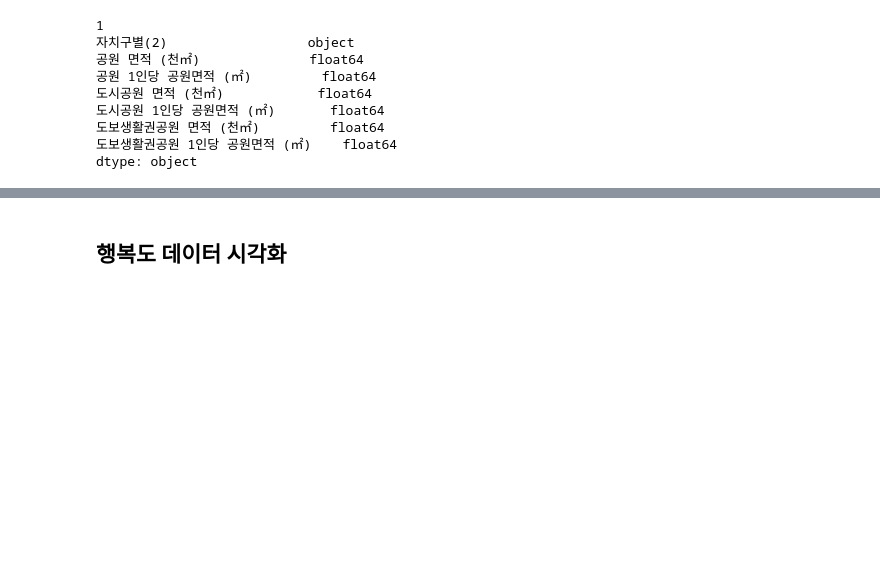
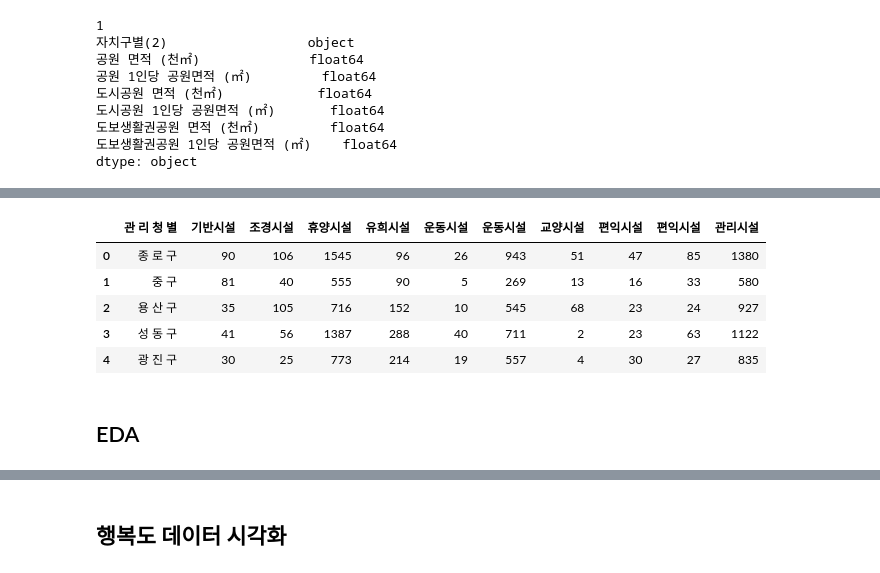
Before and after one commit to chaiwon1/happiness_analysis, a Jupyter notebook: happiness.ipynb, the cells around one changed output, grey strips where cells are left out. Drawn from its saved outputs; the diff is of its cells as text; code cells hidden in the pictures; blank space fills up the shorter version.

Commit message:
편의시설 df 전처리

```diff
--- a/happiness.ipynb
+++ b/happiness.ipynb
@@ -337,0 +291,4 @@ dtype: object
+# %%
+# 편의시설 종류별로 sum 하기 전, 불필요한 행 제거 및 타입 변환
+facilities_df = facilities_df.drop([2,3])
+facilities_df = facilities_df.astype(int)
@@ -337,0 +311,3 @@ dtype: object
+# %%
+notna_cols = [idx for idx, col in enumerate(facilities_df.columns) if pd.notna(col)]
+notna_cols
@@ -337,0 +316,3 @@ dtype: object
+# %%
+notna = [col.replace(" ", "") for _, col in enumerate(facilities_df.columns) if pd.notna(col)]
+notna
@@ -337,0 +330,13 @@ dtype: object
+# %%
+sum_results = []
+
+for i in range(len(notna_cols)-1):
+    sum_result = facilities_df.iloc[:, notna_cols[i]:notna_cols[i+1]].sum(axis=1)
+    sum_results.append(sum_result)
+sum_result = facilities_df.iloc[:, notna_cols[-1]:].sum(axis=1)
+sum_results.append(sum_result)
+
+sum_facilities_df = pd.DataFrame(sum_results)
+sum_facilities_df = sum_facilities_df.T
+sum_facilities_df.columns = notna
+sum_facilities_df.head()
@@ -337,0 +350,12 @@ dtype: object
+# %%
+facilities_df = pd.concat([gu.reset_index(drop=True), sum_facilities_df.reset_index(drop=True)], axis=1)
+facilities_df.head()
+# %% [output]
+|  | 관 리 청 별 | 기반시설 | 조경시설 | 휴양시설 | 유희시설 | 운동시설 | 운동시설 | 교양시설 | 편익시설 | 편익시설 | 관리시설 |
+| 0 | 종 로 구 | 90 | 106 | 1545 | 96 | 26 | 943 | 51 | 47 | 85 | 1380 |
+| 1 | 중 구 | 81 | 40 | 555 | 90 | 5 | 269 | 13 | 16 | 33 | 580 |
+| 2 | 용 산 구 | 35 | 105 | 716 | 152 | 10 | 545 | 68 | 23 | 24 | 927 |
+| 3 | 성 동 구 | 41 | 56 | 1387 | 288 | 40 | 711 | 2 | 23 | 63 | 1122 |
+| 4 | 광 진 구 | 30 | 25 | 773 | 214 | 19 | 557 | 4 | 30 | 27 | 835 |
+# %% [markdown]
+## EDA
```
Also changed, not shown: parts of 33 cells of this notebook.
